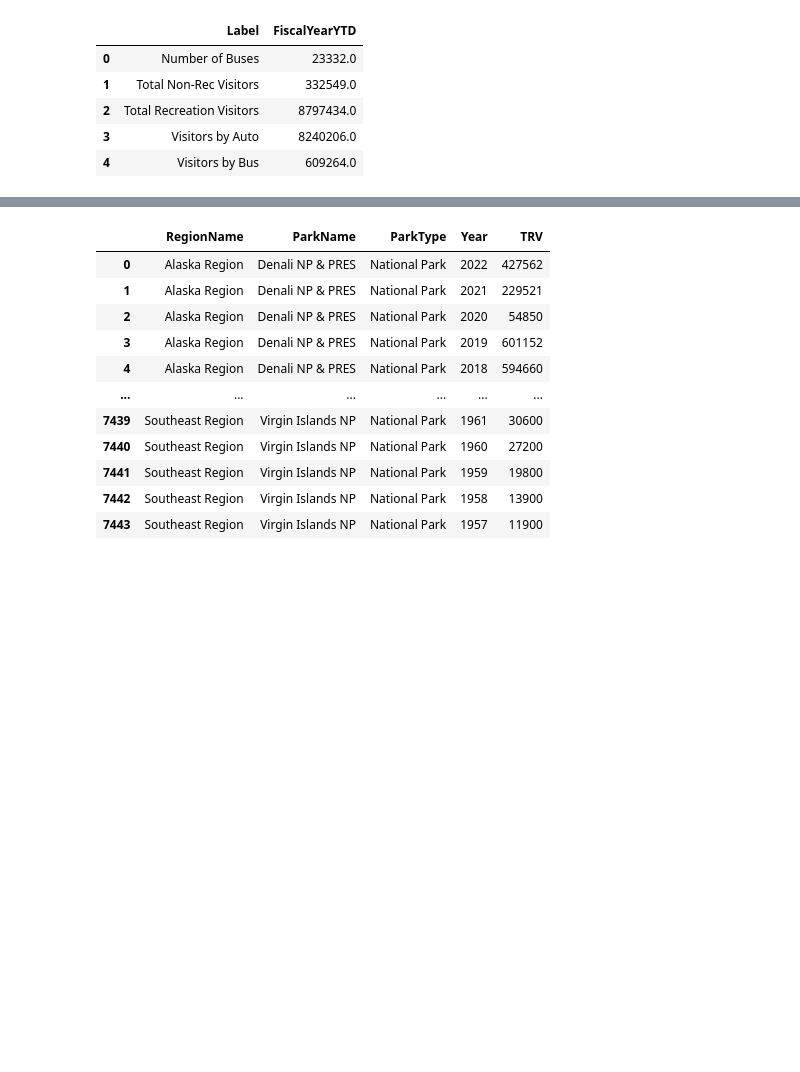
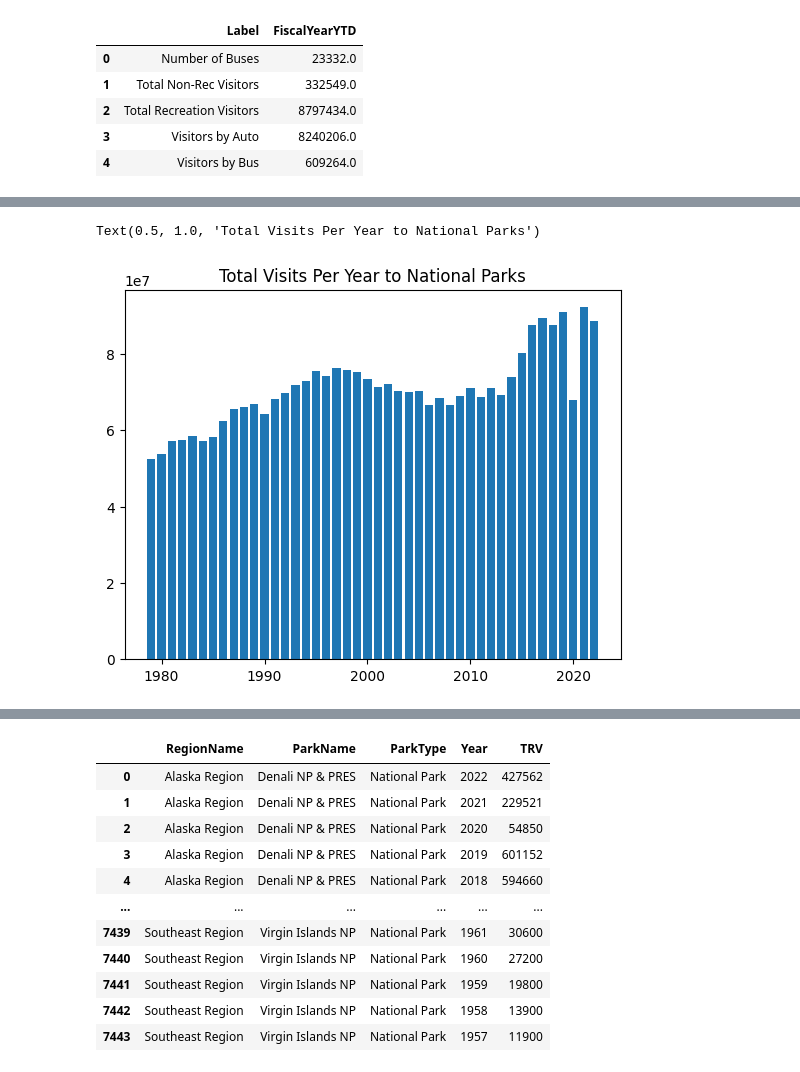
Before and after one commit to andymatsuura/NPS-Analysis, a Jupyter notebook: andy-dataclean_yosemite.ipynb, the cells around one changed output, grey strips where cells are left out. Drawn from its saved outputs; the diff is of its cells as text; code cells hidden in the pictures; blank space fills up the shorter version.

```diff
--- a/andy-dataclean_yosemite.ipynb
+++ b/andy-dataclean_yosemite.ipynb
@@ -186,3 +244,8 @@ vis_groups_2
 # %%
 all_park_visits = pd.read_csv("Resources/annual_visitation.csv")
 all_park_clean = (all_park_visits.dropna()).copy()
+# %%
+all_park_clean['TRV'] = all_park_clean['TRV'].replace(',', '', regex=True).astype(float)
+visits_by_year = all_park_clean.groupby("Year")["TRV"].sum().reset_index()
+visits_by_year_1979_sum = visits_by_year.loc[visits_by_year["Year"] > 1978]
+visits_by_year_1979_sum
@@ -188,0 +270,6 @@ all_park_clean = (all_park_visits.dropna()).copy()
+# %%
+plt.bar(visits_by_year_1979_sum["Year"], visits_by_year_1979_sum["TRV"])
+plt.title("Total Visits Per Year to National Parks")
+# %% [output]
+Text(0.5, 1.0, 'Total Visits Per Year to National Parks')
+[figure, added]
```
Also changed, not shown: parts of 26 cells of this notebook, 3 other files.
